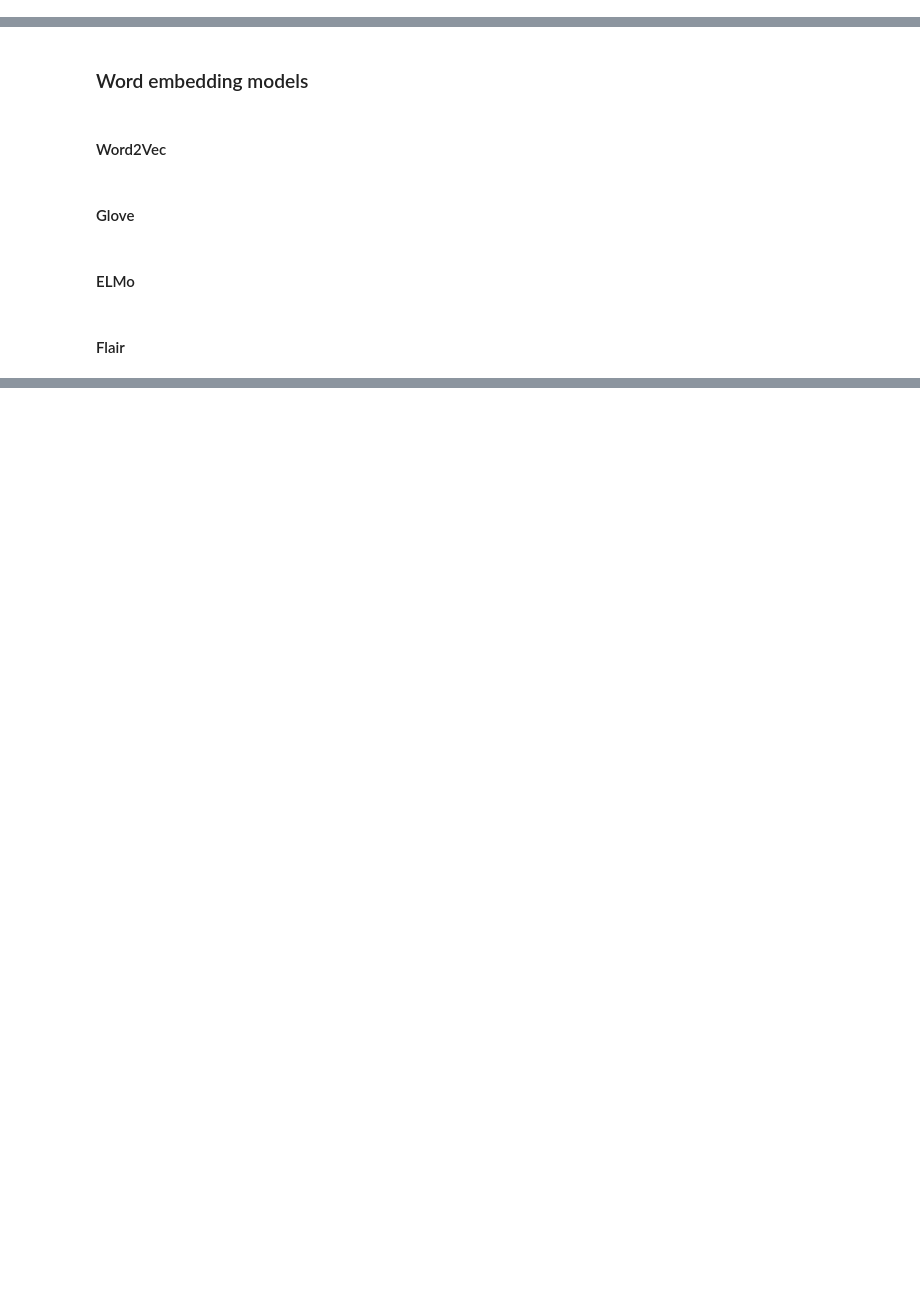
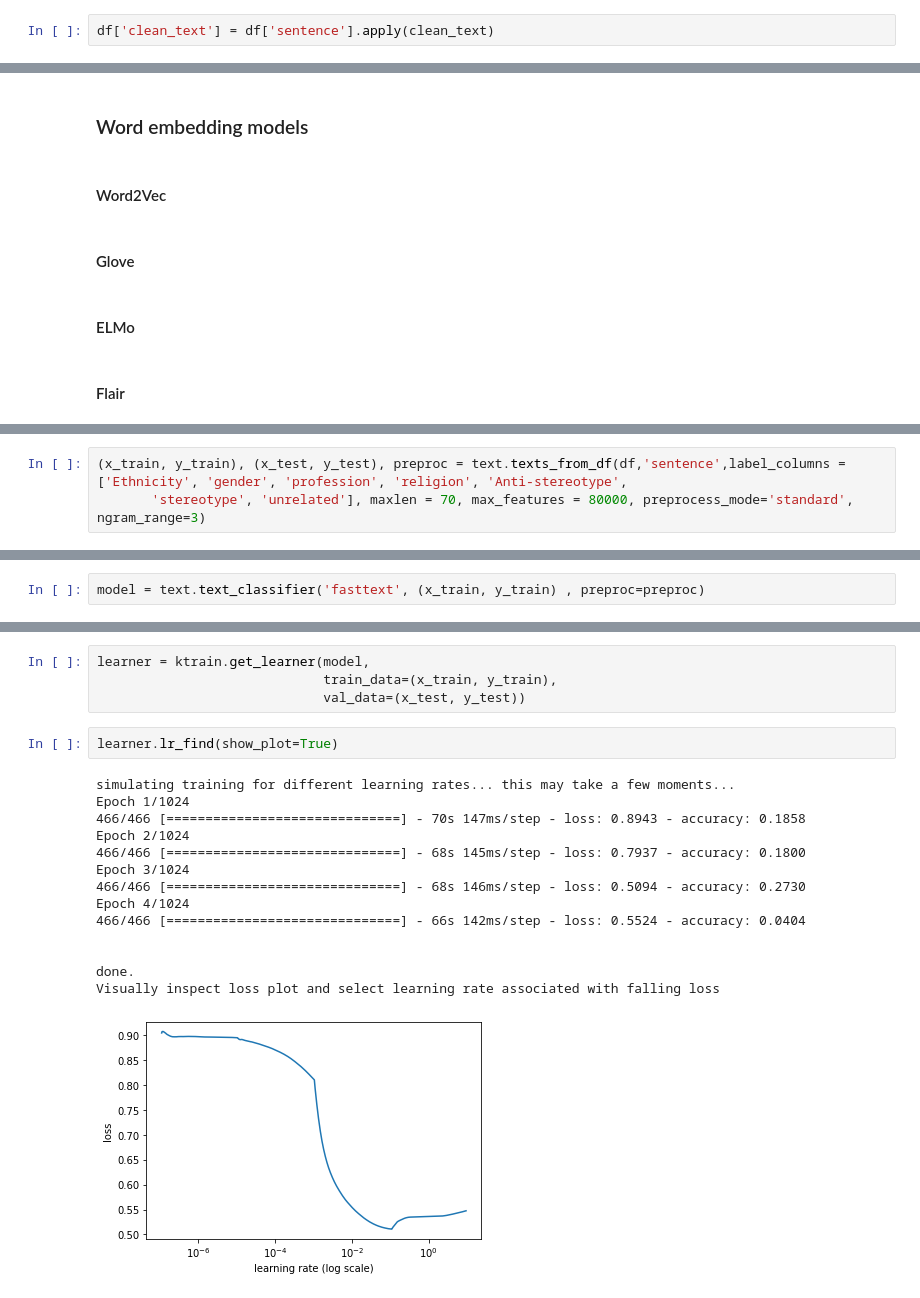
Before and after one commit to mvdheram/Stereotypical-Social-bias-detection-, a Jupyter notebook: Machine_learning_classifiers_(Baselines).ipynb, the cells around one changed output, grey strips where cells are left out. Cells and saved outputs as stored; diff of their text form; blank space fills up the shorter version.

```diff
--- a/Machine_learning_classifiers_(Baselines).ipynb
+++ b/Machine_learning_classifiers_(Baselines).ipynb
@@ -176,0 +477,2 @@ model = text.text_classifier('nbsvm',)
+# %%
+df['clean_text'] = df['sentence'].apply(clean_text)
@@ -188,0 +601,3 @@ model = text.text_classifier('nbsvm',)
+# %%
+(x_train, y_train), (x_test, y_test), preproc = text.texts_from_df(df,'sentence',label_columns = ['Ethnicity', 'gender', 'profession', 'religion', 'Anti-stereotype',
+       'stereotype', 'unrelated'], maxlen = 70, max_features = 80000, preprocess_mode='standard', ngram_range=3)
@@ -188,0 +622,2 @@ model = text.text_classifier('nbsvm',)
+# %%
+model = text.text_classifier('fasttext', (x_train, y_train) , preproc=preproc)
@@ -188,0 +649,21 @@ model = text.text_classifier('nbsvm',)
+# %%
+learner = ktrain.get_learner(model,
+                             train_data=(x_train, y_train),
+                             val_data=(x_test, y_test))
+# %%
+learner.lr_find(show_plot=True)
+# %% [output]
+simulating training for different learning rates... this may take a few moments...
+Epoch 1/1024
+466/466 [==============================] - 70s 147ms/step - loss: 0.8943 - accuracy: 0.1858
+Epoch 2/1024
+466/466 [==============================] - 68s 145ms/step - loss: 0.7937 - accuracy: 0.1800
+Epoch 3/1024
+466/466 [==============================] - 68s 146ms/step - loss: 0.5094 - accuracy: 0.2730
+Epoch 4/1024
+466/466 [==============================] - 66s 142ms/step - loss: 0.5524 - accuracy: 0.0404
+
+
+done.
+Visually inspect loss plot and select learning rate associated with falling loss
+[figure, added]
```
Also changed, not shown: parts of 68 cells of this notebook.
